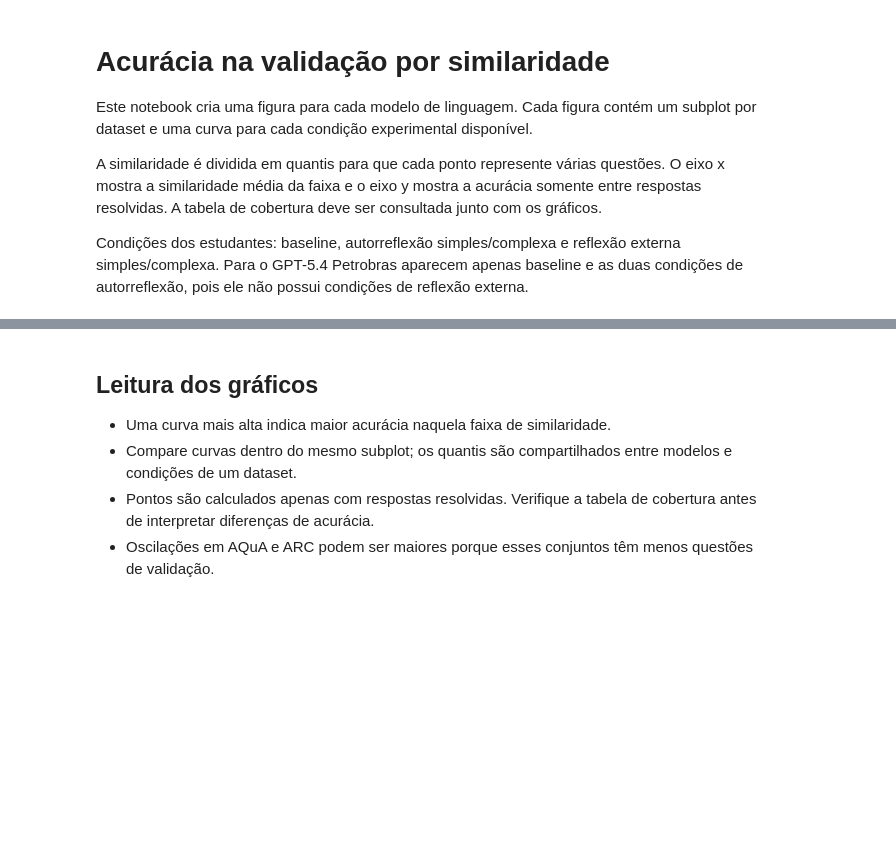
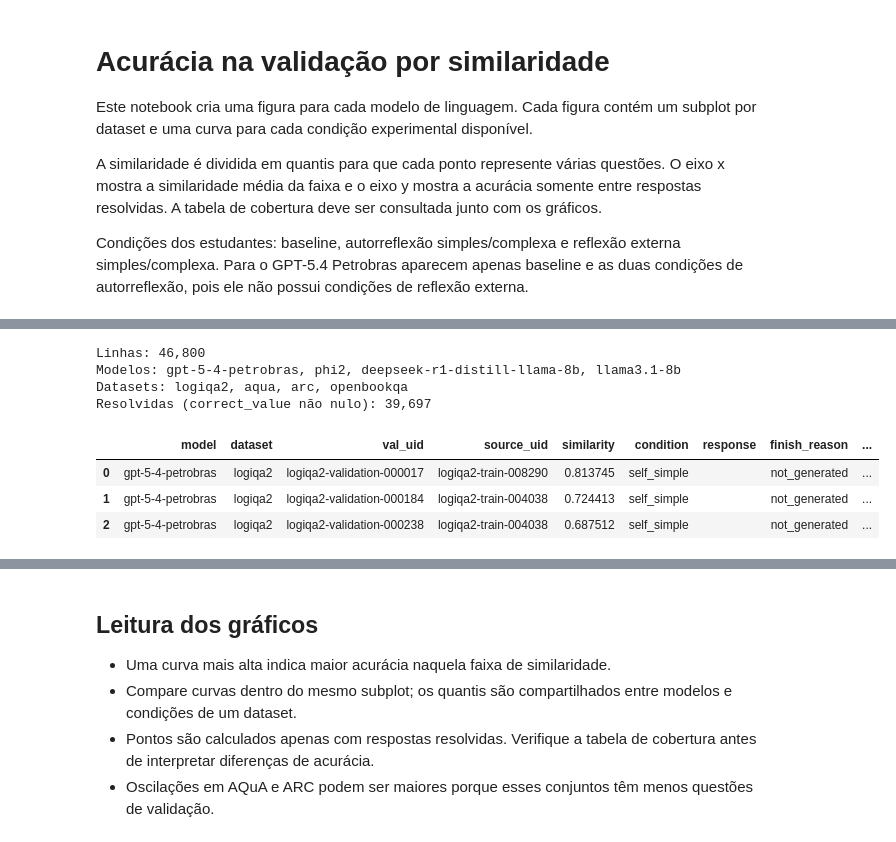
Before and after one commit to RodrigoFlexa/Reflection-MCQ, a Jupyter notebook: validation_accuracy_by_similarity.ipynb, the cells around one changed output, grey strips where cells are left out. Cells and saved outputs as stored; diff of their text form; code cells hidden in the pictures; blank space fills up the shorter version.

Commit message:
resultados

```diff
--- a/validation_accuracy_by_similarity.ipynb
+++ b/validation_accuracy_by_similarity.ipynb
@@ -40,23 +44,34 @@ print(f"Figuras:     {PLOTS_DIR}")
 # %%
 if not OUTCOMES_PATH.exists():
     raise FileNotFoundError(
         f"Arquivo não encontrado: {OUTCOMES_PATH}\n"
         "Execute o estágio finish no servidor GPU ou copie a pasta final de resultados."
     )
 
 results = pd.read_json(OUTCOMES_PATH, lines=True)
 required_columns = {"model", "dataset", "condition", "val_uid", "similarity", "correct"}
 missing_columns = sorted(required_columns - set(results.columns))
 if missing_columns:
     raise ValueError(f"Colunas ausentes em all_outcomes.jsonl: {missing_columns}")
 
 results["similarity"] = pd.to_numeric(results["similarity"], errors="coerce")
-results["correct_value"] = results["correct"].map({True: 1.0, False: 0.0})
+# Em resultados novos, `correct` já pode vir como 1.0/0.0/NaN.
+results["correct_value"] = pd.to_numeric(results["correct"], errors="coerce")
 
 print(f"Linhas: {len(results):,}")
 print(f"Modelos: {', '.join(map(str, results['model'].dropna().unique()))}")
 print(f"Datasets: {', '.join(map(str, results['dataset'].dropna().unique()))}")
+print(f"Resolvidas (correct_value não nulo): {results['correct_value'].notna().sum():,}")
 results.head(3)
+# %% [output]
+Linhas: 46,800
+Modelos: gpt-5-4-petrobras, phi2, deepseek-r1-distill-llama-8b, llama3.1-8b
+Datasets: logiqa2, aqua, arc, openbookqa
+Resolvidas (correct_value não nulo): 39,697
+|  | model | dataset | val_uid | source_uid | similarity | condition | response | finish_reason | ... |
+| 0 | gpt-5-4-petrobras | logiqa2 | logiqa2-validation-000017 | logiqa2-train-008290 | 0.813745 | self_simple |  | not_generated | ... |
+| 1 | gpt-5-4-petrobras | logiqa2 | logiqa2-validation-000184 | logiqa2-train-004038 | 0.724413 | self_simple |  | not_generated | ... |
+| 2 | gpt-5-4-petrobras | logiqa2 | logiqa2-validation-000238 | logiqa2-train-004038 | 0.687512 | self_simple |  | not_generated | ... |
 # %%
 CONDITION_ORDER = [
     "baseline",
```
Also changed, not shown: parts of 4 cells of this notebook, 56 other files.
